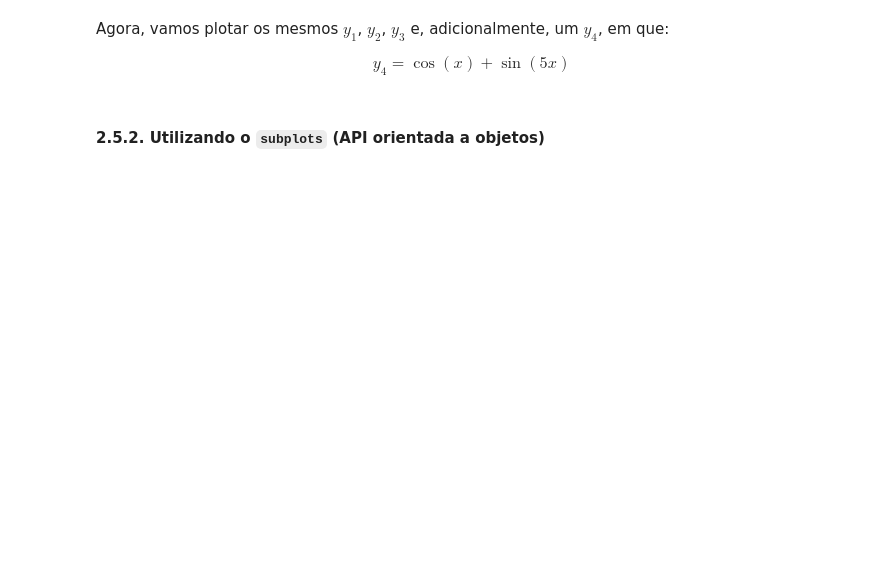
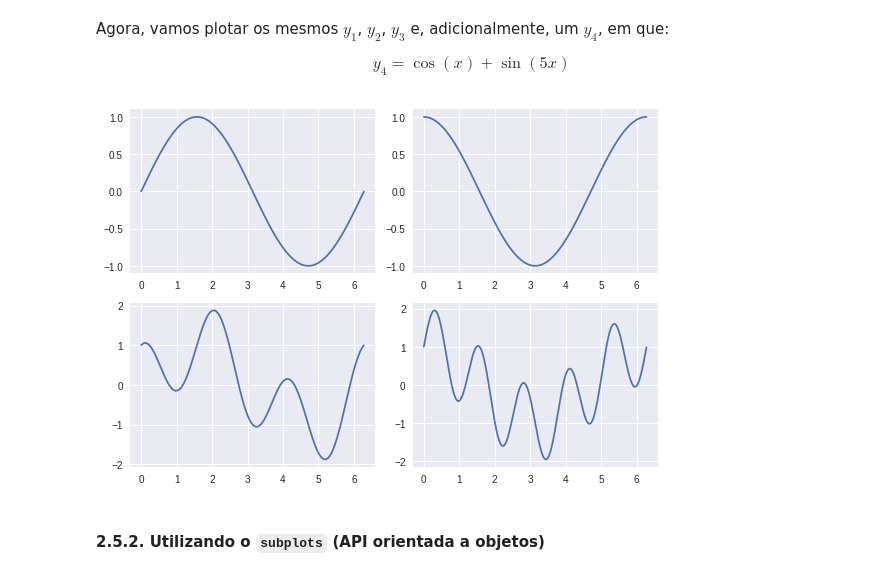
Before and after one commit to walisson-silva-ada/827-data-toolbox, a Jupyter notebook: 03. Matplotlib/03. Matplotlib.ipynb, the cells around one changed output. Drawn from its saved outputs; the diff is of its cells as text; code cells hidden in the pictures; blank space fills up the shorter version.

```diff
--- a/03. Matplotlib/03. Matplotlib.ipynb
+++ b/03. Matplotlib/03. Matplotlib.ipynb
@@ -273,5 +315,23 @@ Agora, vamos plotar os mesmos $y_1$, $y_2$, $y_3$ e, adicionalmente, um $y_4$, e
 $$
 y_4 = \cos{(x)} + \sin{(5x)}
 $$
+# %%
+y4 = np.cos(x) + np.sin(5*x)
+# %%
+plt.subplot(2, 2, 1)
+plt.plot(x, y1)
+
+plt.subplot(2, 2, 2)
+plt.plot(x, y2)
+
+plt.subplot(2, 2, 3)
+plt.plot(x, y3)
+
+plt.subplot(2, 2, 4)
+plt.plot(x, y4)
+
+plt.tight_layout()
+# %% [output]
+[figure, added]
 # %% [markdown]
 #### 2.5.2. Utilizando o `subplots` (API orientada a objetos)
```
Also changed, not shown: parts of 30 cells of this notebook, 2 other files.
